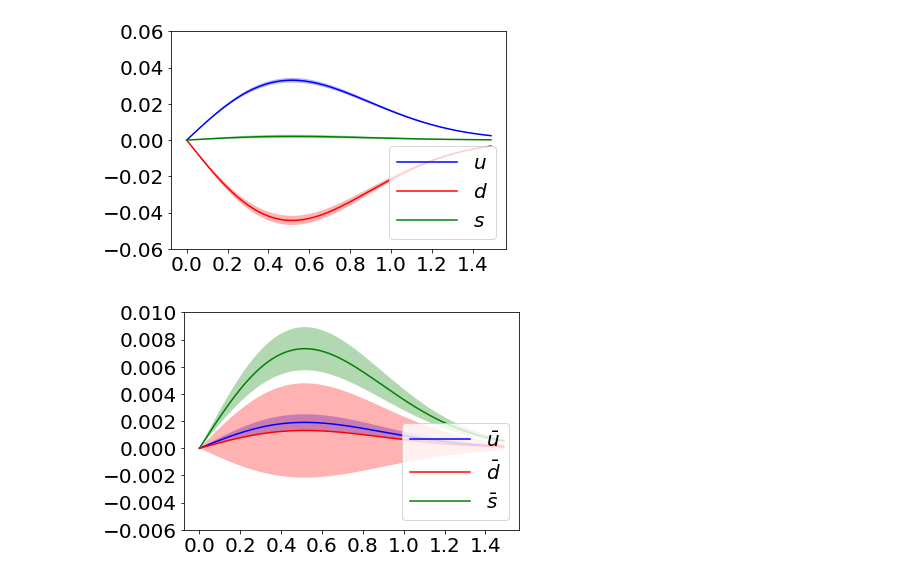
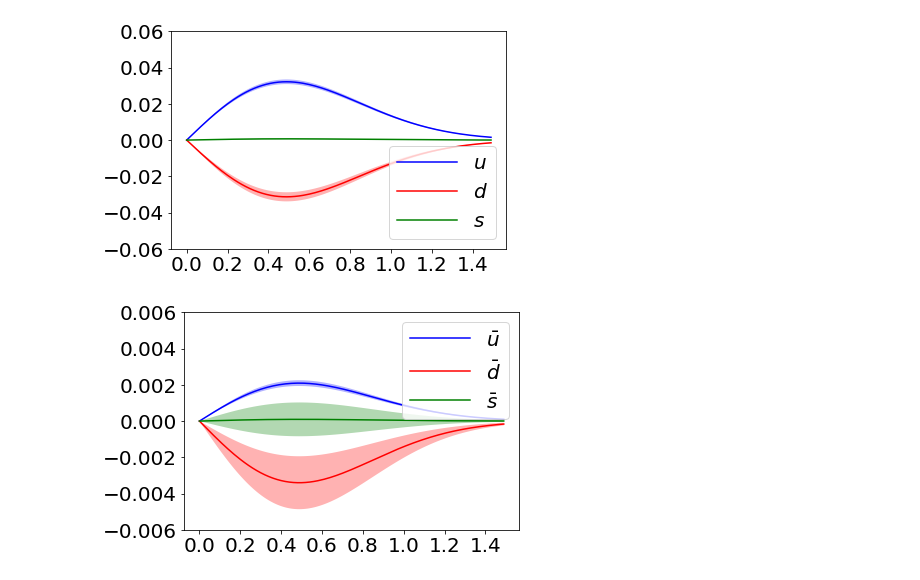
Before and after one commit to uva-spin/TMDs, a Jupyter notebook: NN_SIDIS/NN_SIDIS_Plots.ipynb, the cells around one changed output. Drawn from its saved outputs; the diff is of its cells as text; code cells hidden in the pictures.

Commit message:
added plotting script

```diff
--- a/NN_SIDIS/NN_SIDIS_Plots.ipynb
+++ b/NN_SIDIS/NN_SIDIS_Plots.ipynb
@@ -87,7 +87,7 @@ def xsivdist(model, x, QQ, kperp2avg, flavor, kperp):
 def xsivdistFromReplicas(numReplicas, x, QQ, kperp2avg, flavor, kperp):
     results = []
     for i in range(numReplicas):
-        t = tf.keras.models.load_model('Models_SIDIS_1000/rep' + str(i) + '.h5',
+        t = tf.keras.models.load_model('Models_SIDIS_New100/rep' + str(i) + '.h5',
                                          custom_objects={'A0': A0, 'Quotient': Quotient})
         results.append(list(xsivdist(t, x, QQ, kperp2avg, flavor, kperp)))
     return np.array(results)
@@ -129,7 +129,7 @@ def plotSivDistBands(numReplicas, x, QQ, kperp2avg, flavor, kperp, numSigma=2):
     plt.yticks(fontsize=20)
     plt.ylim(-0.06,0.06)
     plt.legend(loc=4,fontsize=20,handlelength=3)
-    plt.savefig('SiversQ_SIDIS_NN.pdf', format='pdf', bbox_inches='tight')
+    plt.savefig('SiversQ_SIDIS_NN_100rep.pdf', format='pdf', bbox_inches='tight')
 
 
 def plotSivDistBandsSea(numReplicas, x, QQ, kperp2avg, flavor, kperp, numSigma=2):
@@ -168,14 +168,14 @@ def plotSivDistBandsSea(numReplicas, x, QQ, kperp2avg, flavor, kperp, numSigma=2
     #plt.figure(figsize=(15,10))
     plt.xticks(fontsize=20)
     plt.yticks(fontsize=20)
-    plt.ylim(-0.006,0.01)
-    plt.legend(loc=4,fontsize=20,handlelength=3)
-    plt.savefig('SiversAntiQ_SIDIS_NN.pdf', format='pdf', bbox_inches='tight')
+    plt.ylim(-0.006,0.006)
+    plt.legend(loc=1,fontsize=20,handlelength=3)
+    plt.savefig('SiversAntiQ_SIDIS_NN_100rep.pdf', format='pdf', bbox_inches='tight')
 # %%
-plotSivDistBands(5, .1, 2.4, .57, -2, np.array(list(range(150)))/100)
+plotSivDistBands(100, 0.1, 2.4, .57, -2, np.array(list(range(150)))/100)
 # %% [output]
-[figure, old version]
+[figure, new version]
 # %%
-plotSivDistBandsSea(5, .1, 2.4, .57, -2, np.array(list(range(150)))/100)
+plotSivDistBandsSea(100, 0.1, 2.4, .57, -2, np.array(list(range(150)))/100)
 # %% [output]
-[figure, old version]
+[figure, new version]
```
Also changed, not shown: parts of 1 cell of this notebook.
